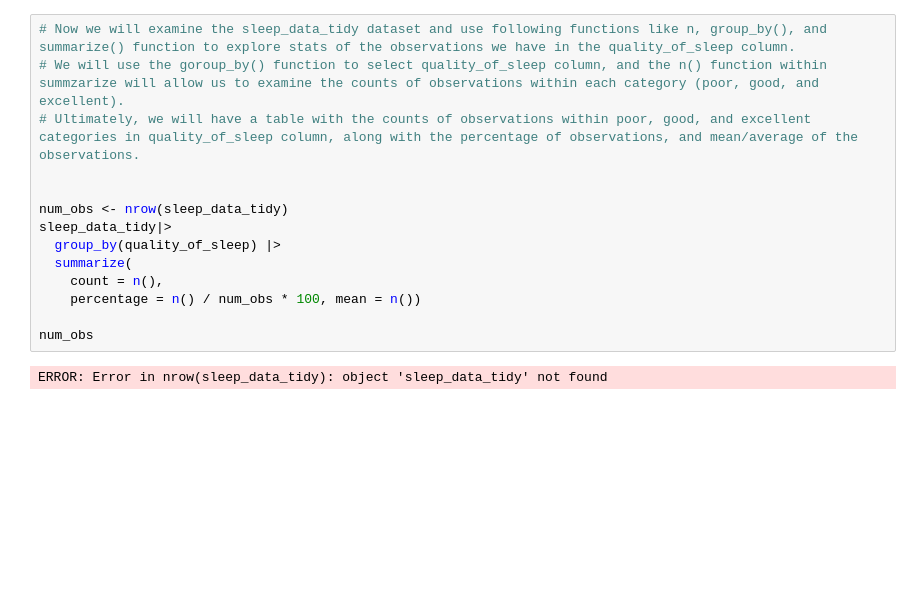
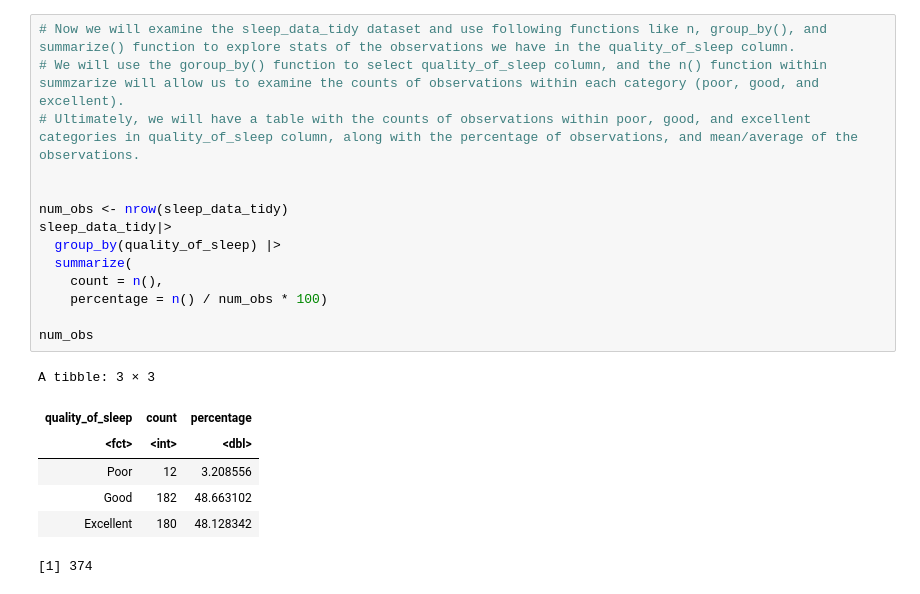
Before and after one commit to ptank1/dsci-100-2023w1-group-30, a Jupyter notebook: sleep_data_analysis.ipynb, the cells around one changed output. Drawn from its saved outputs; the diff is of its cells as text; blank space fills up the shorter version.

```diff
--- a/sleep_data_analysis.ipynb
+++ b/sleep_data_analysis.ipynb
@@ -88,19 +219,25 @@ sleep_data_tidy |> distinct(quality_of_sleep)
 # %%
 # Now we will examine the sleep_data_tidy dataset and use following functions like n, group_by(), and summarize() function to explore stats of the observations we have in the quality_of_sleep column.
 # We will use the goroup_by() function to select quality_of_sleep column, and the n() function within summzarize will allow us to examine the counts of observations within each category (poor, good, and excellent).
 # Ultimately, we will have a table with the counts of observations within poor, good, and excellent categories in quality_of_sleep column, along with the percentage of observations, and mean/average of the observations.
 
 
 num_obs <- nrow(sleep_data_tidy)
 sleep_data_tidy|>
   group_by(quality_of_sleep) |>
   summarize(
     count = n(),
-    percentage = n() / num_obs * 100, mean = n())
+    percentage = n() / num_obs * 100)
 
 num_obs
 # %% [output]
-ERROR: Error in nrow(sleep_data_tidy): object 'sleep_data_tidy' not found
+A tibble: 3 × 3
+| quality_of_sleep | count | percentage |
+| <fct> | <int> | <dbl> |
+| Poor | 12 | 3.208556 |
+| Good | 182 | 48.663102 |
+| Excellent | 180 | 48.128342 |
+[1] 374
 # %%
 # Finally, we will create a visualization, a scatter plot (using geom_point), to explore the relationship of physical_activity_level versus sleep_duration with respect to the quality_of_sleep data.
 # Created a new object: sleep_duration_plot
```
Also changed, not shown: parts of 13 cells of this notebook.
